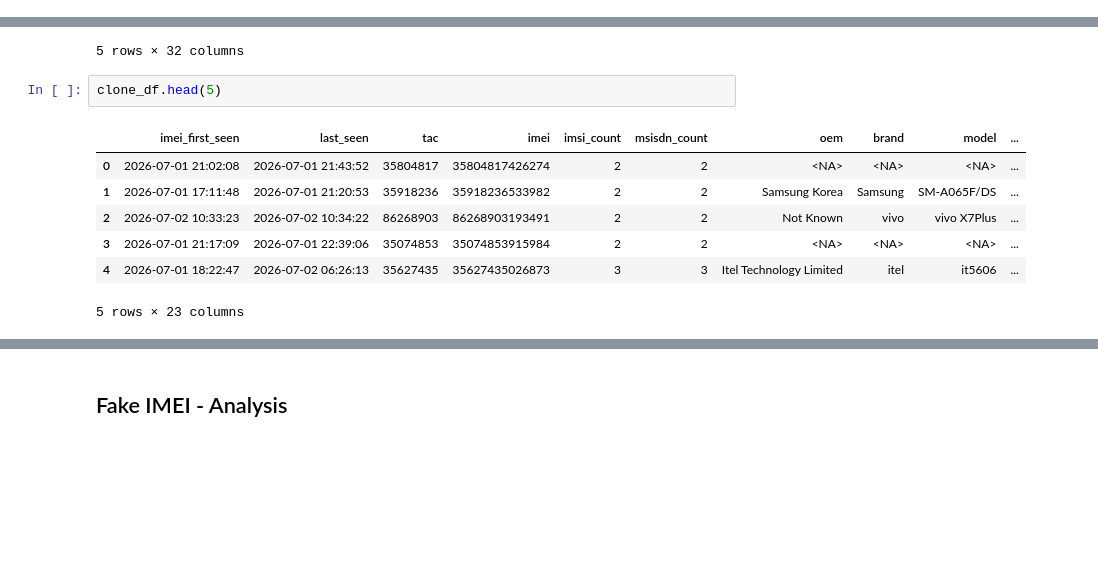
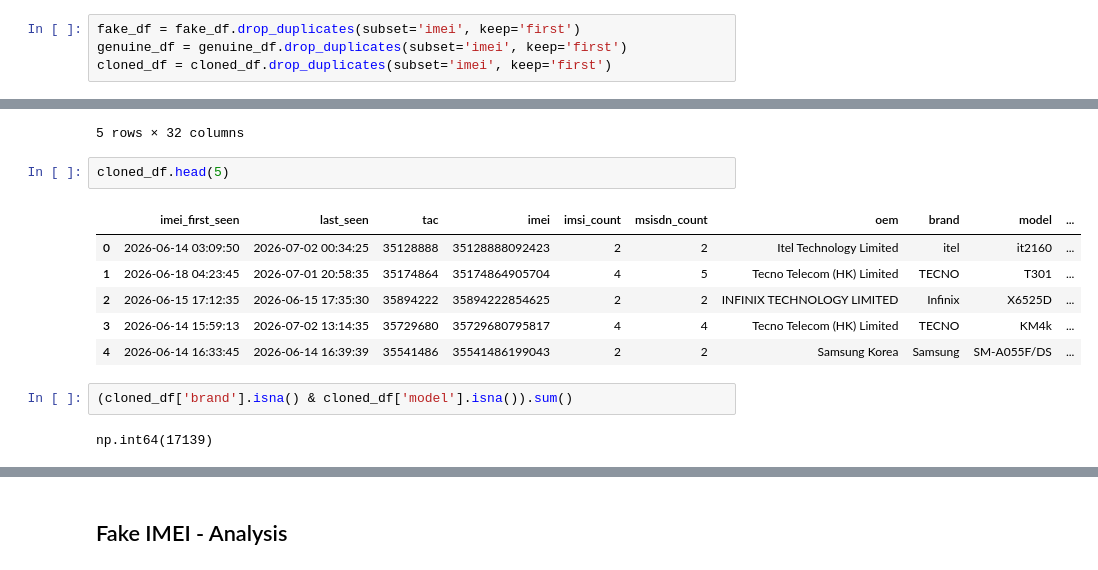
Before and after one commit to wmuheki/ceir_analytics, a Jupyter notebook: 2. eda_fake_clone_genuine.ipynb, the cells around one changed output, grey strips where cells are left out. Cells and saved outputs as stored; diff of their text form; blank space fills up the shorter version.

```diff
--- a/2. eda_fake_clone_genuine.ipynb
+++ b/2. eda_fake_clone_genuine.ipynb
@@ -36,0 +37,4 @@ Fake: 2,793,301 rows | Genuine: 66,760,851 rows | Cloned: 38,312 rows
+# %%
+fake_df = fake_df.drop_duplicates(subset='imei', keep='first')
+genuine_df = genuine_df.drop_duplicates(subset='imei', keep='first')
+cloned_df = cloned_df.drop_duplicates(subset='imei', keep='first')
@@ -54,12 +62,15 @@ genuine_df.head(5)
 | 4 | 2025-08-31 18:10:17 | 1970-01-01 00:00:00 | 01110400 | 01110400055323 |  |  |  |  |  | ... |
 5 rows × 32 columns
 # %%
-clone_df.head(5)
+cloned_df.head(5)
 # %% [output]
 |  | imei_first_seen | last_seen | tac | imei | imsi_count | msisdn_count | oem | brand | model | ... |
-| 0 | 2026-07-01 21:02:08 | 2026-07-01 21:43:52 | 35804817 | 35804817426274 | 2 | 2 | <NA> | <NA> | <NA> | ... |
-| 1 | 2026-07-01 17:11:48 | 2026-07-01 21:20:53 | 35918236 | 35918236533982 | 2 | 2 | Samsung Korea | Samsung | SM-A065F/DS | ... |
-| 2 | 2026-07-02 10:33:23 | 2026-07-02 10:34:22 | 86268903 | 86268903193491 | 2 | 2 | Not Known | vivo | vivo X7Plus | ... |
-| 3 | 2026-07-01 21:17:09 | 2026-07-01 22:39:06 | 35074853 | 35074853915984 | 2 | 2 | <NA> | <NA> | <NA> | ... |
-| 4 | 2026-07-01 18:22:47 | 2026-07-02 06:26:13 | 35627435 | 35627435026873 | 3 | 3 | Itel Technology Limited | itel | it5606 | ... |
+| 0 | 2026-06-14 03:09:50 | 2026-07-02 00:34:25 | 35128888 | 35128888092423 | 2 | 2 | Itel Technology Limited | itel | it2160 | ... |
+| 1 | 2026-06-18 04:23:45 | 2026-07-01 20:58:35 | 35174864 | 35174864905704 | 4 | 5 | Tecno Telecom (HK) Limited | TECNO | T301 | ... |
+| 2 | 2026-06-15 17:12:35 | 2026-06-15 17:35:30 | 35894222 | 35894222854625 | 2 | 2 | INFINIX TECHNOLOGY LIMITED | Infinix | X6525D | ... |
+| 3 | 2026-06-14 15:59:13 | 2026-07-02 13:14:35 | 35729680 | 35729680795817 | 4 | 4 | Tecno Telecom (HK) Limited | TECNO | KM4k | ... |
+| 4 | 2026-06-14 16:33:45 | 2026-06-14 16:39:39 | 35541486 | 35541486199043 | 2 | 2 | Samsung Korea | Samsung | SM-A055F/DS | ... |
-5 rows × 23 columns
+# %%
+(cloned_df['brand'].isna() & cloned_df['model'].isna()).sum()
+# %% [output]
+np.int64(17139)
```
Also changed, not shown: parts of 6 cells of this notebook, 4 other files.
